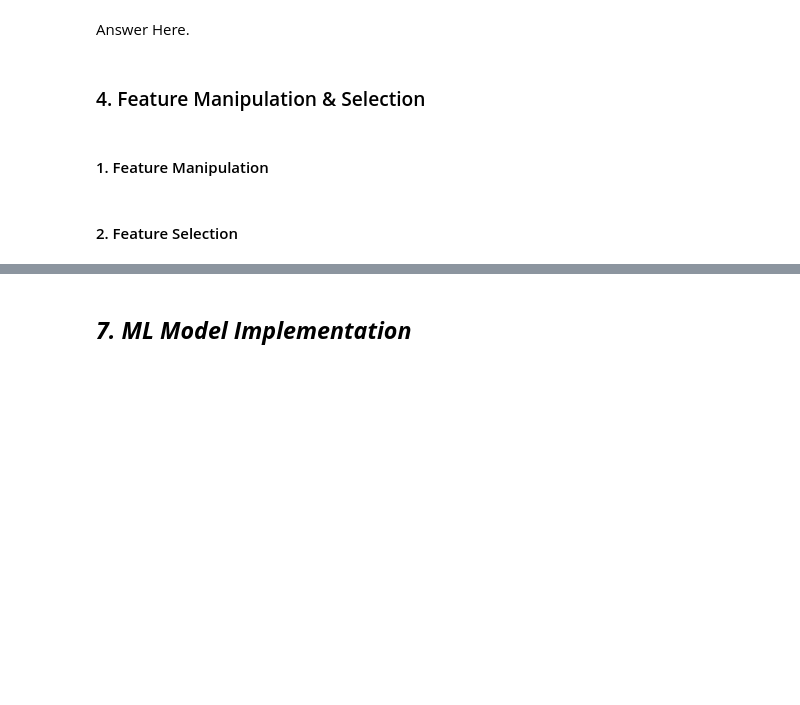
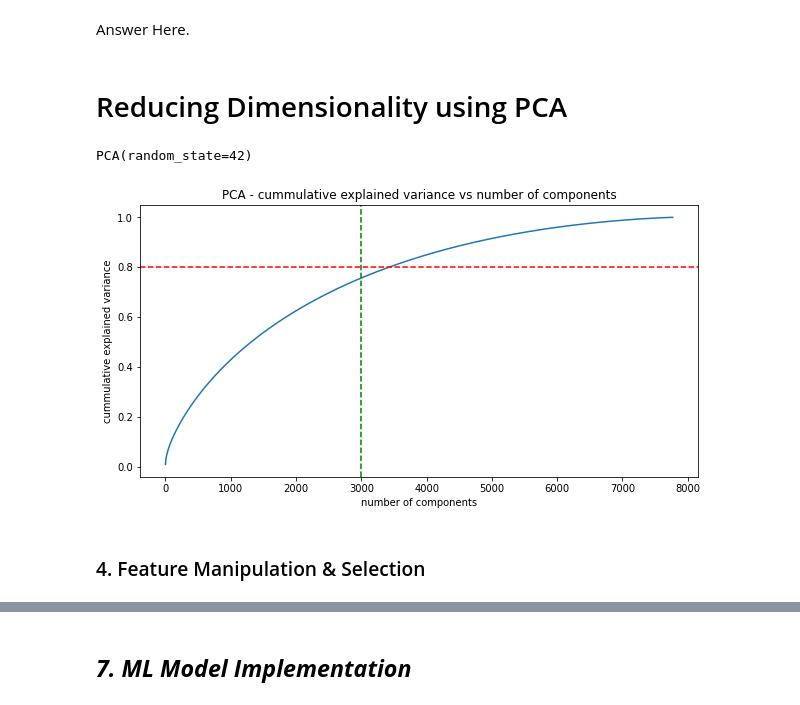
Before and after one commit to RahulI5/Netflix-Movies-and-TV-Shows-Clustering, a Jupyter notebook: Netflix_Movies_and_TV_Shows_Clustering.ipynb, the cells around one changed output, grey strips where cells are left out. Saved outputs shown, nothing was run; the diff lists cells and outputs as text; code cells hidden in the pictures; blank space fills up the shorter version.

```diff
--- a/Netflix_Movies_and_TV_Shows_Clustering.ipynb
+++ b/Netflix_Movies_and_TV_Shows_Clustering.ipynb
@@ -819,7 +822,25 @@ array([[0., 0., 0., ..., 0., 0., 0.],
 ##### Which text vectorization technique have you used and why?
 # %% [markdown]
 Answer Here.
+# %% [markdown]
+# Reducing Dimensionality using PCA
+# %%
+# Using PCA to reduce dimensionality
+pca = PCA(random_state=42)
+pca.fit(X)
+# %% [output]
+PCA(random_state=42)
+# %%
+# Explained variance for different number of components
+plt.figure(figsize=(10,5))
+plt.plot(np.cumsum(pca.explained_variance_ratio_))
+plt.title('PCA - cummulative explained variance vs number of components')
+plt.xlabel('number of components')
+plt.ylabel('cummulative explained variance')
+plt.axhline(y=0.8, color='red', linestyle='--')
+plt.axvline(x=3000, color='green', linestyle='--')
+plt.show()
+# %% [output]
+[figure, added]
 # %% [markdown]
 ### 4. Feature Manipulation & Selection
-# %% [markdown]
-#### 1. Feature Manipulation
@@ -828,2 +846,0 @@ Answer Here.
-# %% [markdown]
-#### 2. Feature Selection
```
Also changed, not shown: parts of 34 cells of this notebook.
